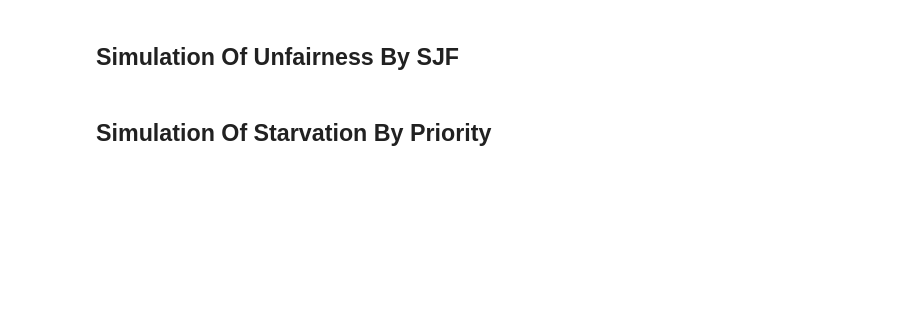
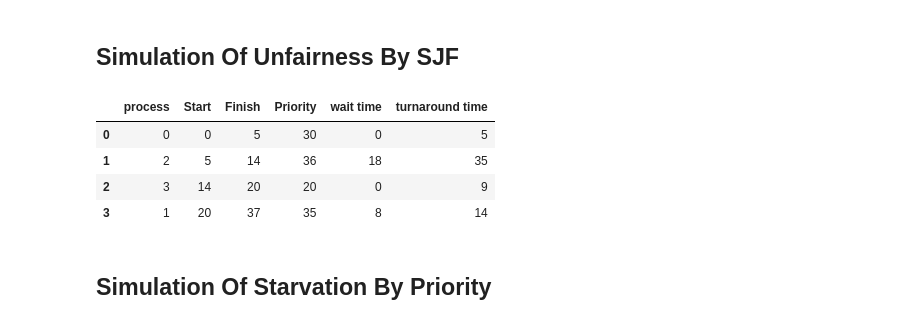
Before and after one commit to al-jisal/CS337-OperatingSystems, a Jupyter notebook: Project01/Scheduling_Analyses.ipynb, the cells around one changed output. Cells and saved outputs as stored; diff of their text form; code cells hidden in the pictures; blank space fills up the shorter version.

```diff
--- a/Project01/Scheduling_Analyses.ipynb
+++ b/Project01/Scheduling_Analyses.ipynb
@@ -242,0 +281,9 @@ SJF has an average turnaround time of 223.57 on the 100 processes
+# %%
+df = pd.read_csv("unfair_sjf_test.csv")
+df.head()
+# %% [output]
+|  | process | Start | Finish | Priority | wait time | turnaround time |
+| 0 | 0 | 0 | 5 | 30 | 0 | 5 |
+| 1 | 2 | 5 | 14 | 36 | 18 | 35 |
+| 2 | 3 | 14 | 20 | 20 | 0 | 9 |
+| 3 | 1 | 20 | 37 | 35 | 8 | 14 |
```
Also changed, not shown: parts of 41 cells of this notebook, 12 other files.
